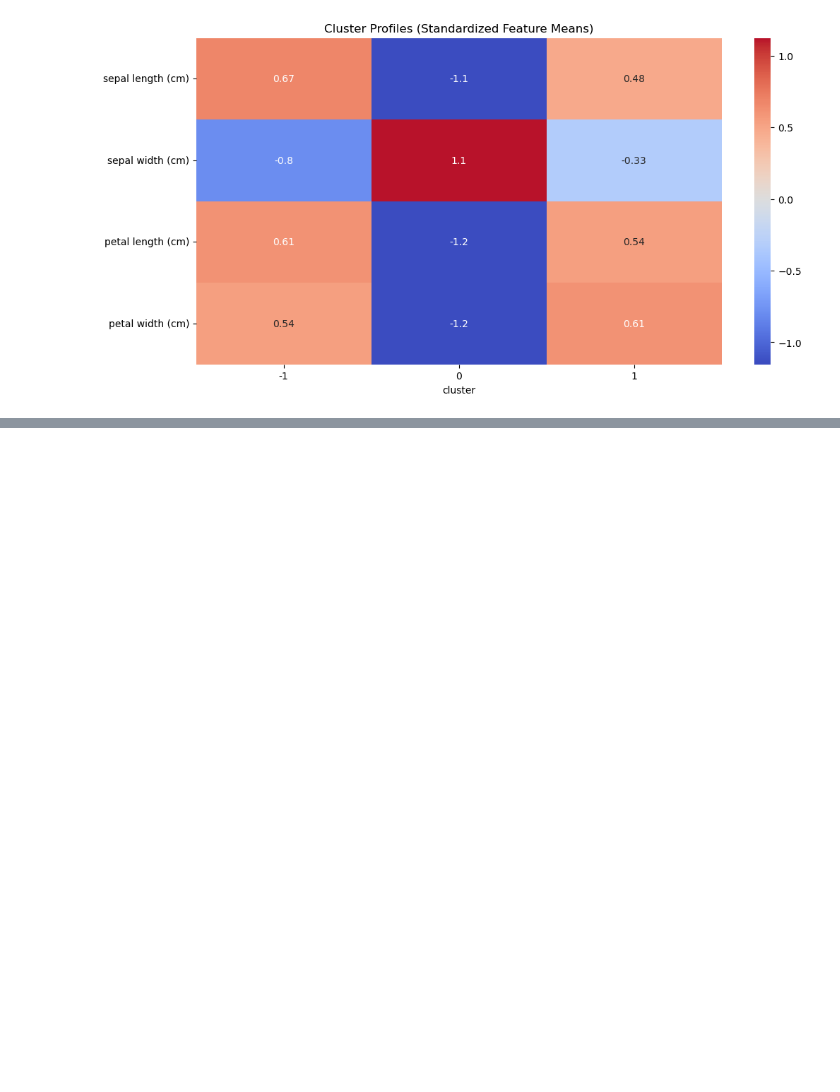
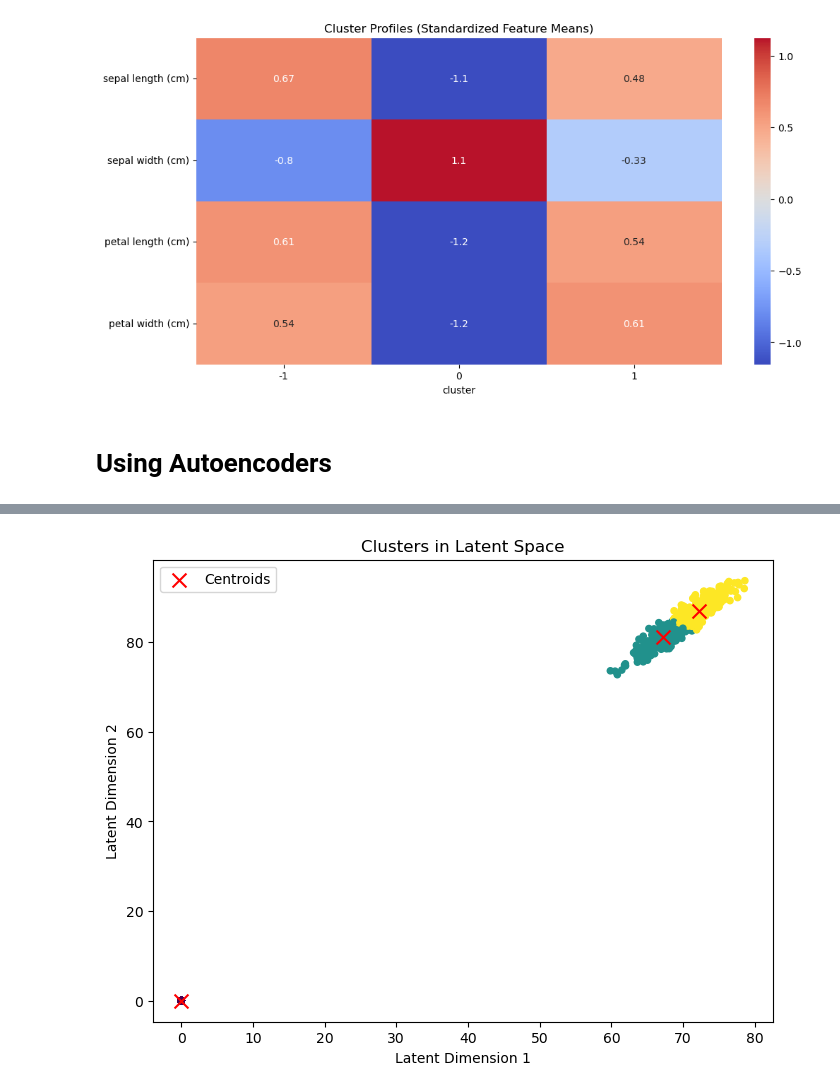
Before and after one commit to Robertoarce/Clustering_tools, a Jupyter notebook: main.ipynb, the cells around one changed output, grey strips where cells are left out. Saved outputs shown, nothing was run; the diff lists cells and outputs as text; code cells hidden in the pictures; blank space fills up the shorter version.

Commit message:
adding autoencoders

```diff
--- a/main.ipynb
+++ b/main.ipynb
@@ -759,3 +759,71 @@ plot_clustering_results(df, feature_columns, cluster_column='cluster')
 [figure]
 [figure]
 [figure]
+# %% [markdown]
+# Using Autoencoders
+# %%
+import numpy as np
+import matplotlib.pyplot as plt
+from sklearn.datasets import make_blobs
+from sklearn.cluster import KMeans
+from sklearn.metrics import silhouette_score
+from tensorflow.keras.models import Model, Sequential
+from tensorflow.keras.layers import Input, Dense
+
+# data Creationg
+n_samples = 2000
+n_features = 50  # High dimensional
+n_clusters = 3
+X, y_true = make_blobs(n_samples=n_samples, centers=n_clusters, cluster_std=1.5, n_features=n_features, random_state=42)
+
+# Autoencoder for dimensionality reduction
+input_dim = X.shape[1]
+latent_dim = 2  # Reduce to 2 dimensions ( for visualization)
+
+# Encoder
+encoder = Sequential([
+    Input(shape=(input_dim,)),
+    Dense(128, activation='relu'),
+    Dense(64, activation='relu'),
+    Dense(latent_dim, activation='relu')
+])
+
+# Decoder
+decoder = Sequential([
+    Input(shape=(latent_dim,)),
+    Dense(64, activation='relu'),
+    Dense(128, activation='relu'),
+    Dense(input_dim, activation='sigmoid')
+])
+
+# Autoencoder
+input_layer = Input(shape=(input_dim,))
+encoded = encoder(input_layer)
+decoded = decoder(encoded)
+autoencoder = Model(inputs=input_layer, outputs=decoded)
+
+# Train
+autoencoder.compile(optimizer='adam', loss='mse')
+autoencoder.fit(X, X, epochs=50, batch_size=64, shuffle=True, verbose=1)
+
+# Predict (reduce dimensionality)
+X_encoded = encoder.predict(X)
+
+# Use K-Means
+kmeans = KMeans(n_clusters=n_clusters, random_state=42)
+cluster_labels = kmeans.fit_predict(X_encoded)
+
+#Evaluate and viz
+silhouette_avg = silhouette_score(X_encoded, cluster_labels)
+print(f"Silhouette Score: {silhouette_avg:.2f}")
+
+
+plt.figure(figsize=(8, 6))
+plt.scatter(X_encoded[:, 0], X_encoded[:, 1], c=cluster_labels, cmap='viridis', s=20)
+plt.scatter(kmeans.cluster_centers_[:, 0], kmeans.cluster_centers_[:, 1], c='red', marker='x', s=100, label='Centroids')
+plt.title('Clusters in Latent Space')
+plt.xlabel('Latent Dimension 1')
+plt.ylabel('Latent Dimension 2')
+plt.legend()
+plt.show()
+# %% [output]
@@ -761,0 +847 @@ plot_clustering_results(df, feature_columns, cluster_column='cluster')
+[figure, added]
```
Also changed, not shown: parts of 1 cell of this notebook, 1 other file.
